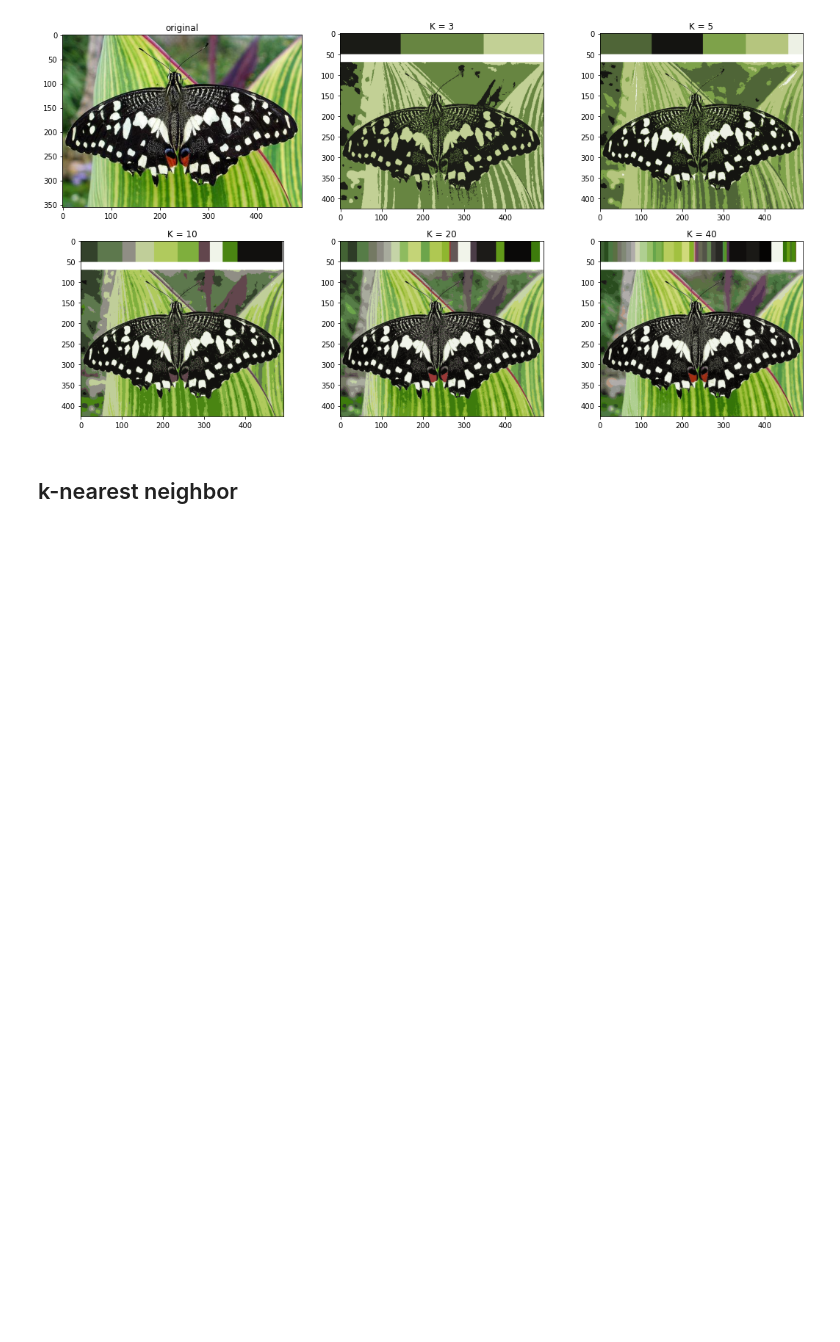
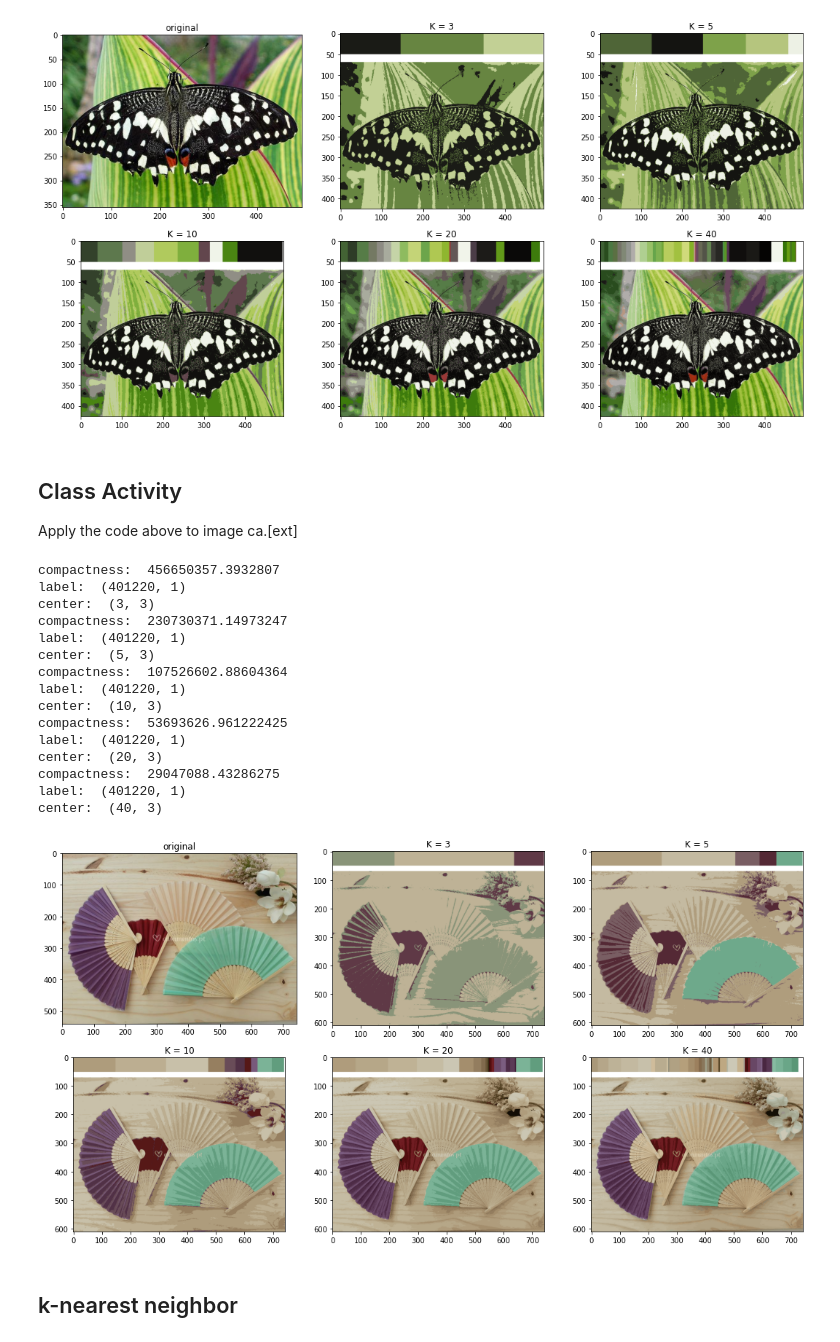
Before and after one commit to goke-ai/cv, a Jupyter notebook: essential/16.ipynb, the cells around one changed output. Saved outputs shown, nothing was run; the diff lists cells and outputs as text; code cells hidden in the pictures; blank space fills up the shorter version.

```diff
--- a/essential/16.ipynb
+++ b/essential/16.ipynb
@@ -709,6 +709,83 @@ compactness:  39391250.05860902
 label:  (175508, 1)
 center:  (40, 3)
 [figure]
+# %% [markdown]
+## Class Activity
+
+Apply the code above to image ca.[ext]
+# %%
+import cv2 as cv
+import numpy as np
+import matplotlib.pyplot as plt
+
+filename = 'assets/ca.jpg'
+
+img = cv.imread(filename)
+
+
+plt.figure(figsize=(15, 8))
+
+# plot img
+plotImage(img, 231, 'original')
+
+# img to data (2 D)
+data = np.float32(img).reshape((-1, 3))
+
+max_iter = 20
+epsilon = 1.0
+criteria = (cv.TERM_CRITERIA_EPS +
+            cv.TERM_CRITERIA_MAX_ITER, max_iter, epsilon)
+
+# K = 3
+imgNew, compactness, label, center = colorQuantization(data, img.shape)
+# plot imgNew with K=3
+plotImage(imgNew, 232, 'K = 3')
+
+# K = 5
+K = 5
+imgNew, compactness, label, center = colorQuantization(data, img.shape, max_iter=20, epsilon=1.0,
+                                                       criteria=(cv.TERM_CRITERIA_EPS + cv.TERM_CRITERIA_MAX_ITER, max_iter, epsilon), K=K)
+# plot imgNew
+plotImage(imgNew, 233, f'K = {K}')
+
+
+# K
+K = 10
+imgNew, compactness, label, center = colorQuantization(data, img.shape, K=K)
+# plot imgNew
+plotImage(imgNew, 234, f'K = {K}')
+
+# K
+K = 20
+imgNew, compactness, label, center = colorQuantization(data, img.shape, K=K)
+# plot imgNew
+plotImage(imgNew, 235, f'K = {K}')
+
+# K
+K = 40
+imgNew, compactness, label, center = colorQuantization(data, img.shape, K=K)
+# plot imgNew
+plotImage(imgNew, 236, f'K = {K}')
+
+plt.tight_layout()
+plt.show()
+# %% [output]
+compactness:  456650357.3932807
+label:  (401220, 1)
+center:  (3, 3)
+compactness:  230730371.14973247
+label:  (401220, 1)
+center:  (5, 3)
+compactness:  107526602.88604364
+label:  (401220, 1)
+center:  (10, 3)
+compactness:  53693626.961222425
+label:  (401220, 1)
+center:  (20, 3)
+compactness:  29047088.43286275
+label:  (401220, 1)
+center:  (40, 3)
+[figure, added]
 # %% [markdown]
 ## k-nearest neighbor
 # %% [markdown]
```
Also changed, not shown: parts of 9 cells of this notebook, 6 other files.
